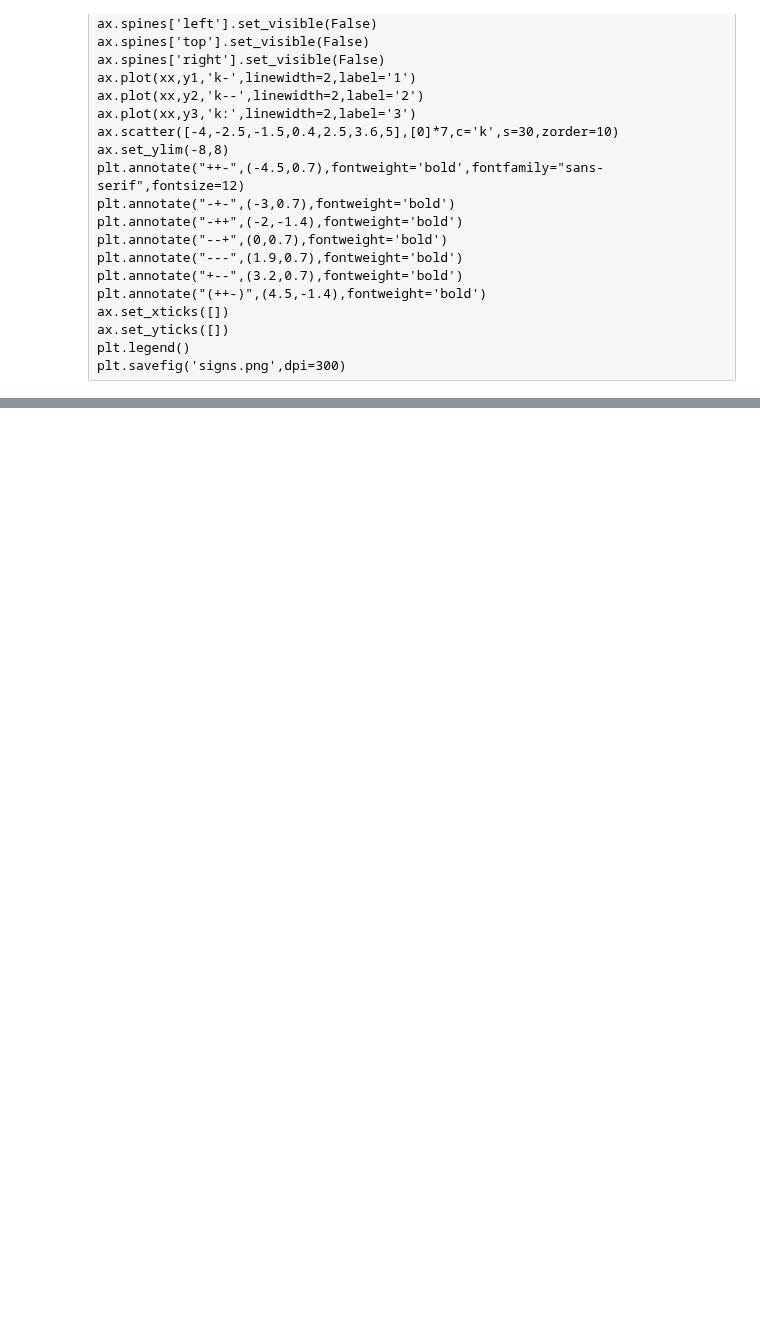
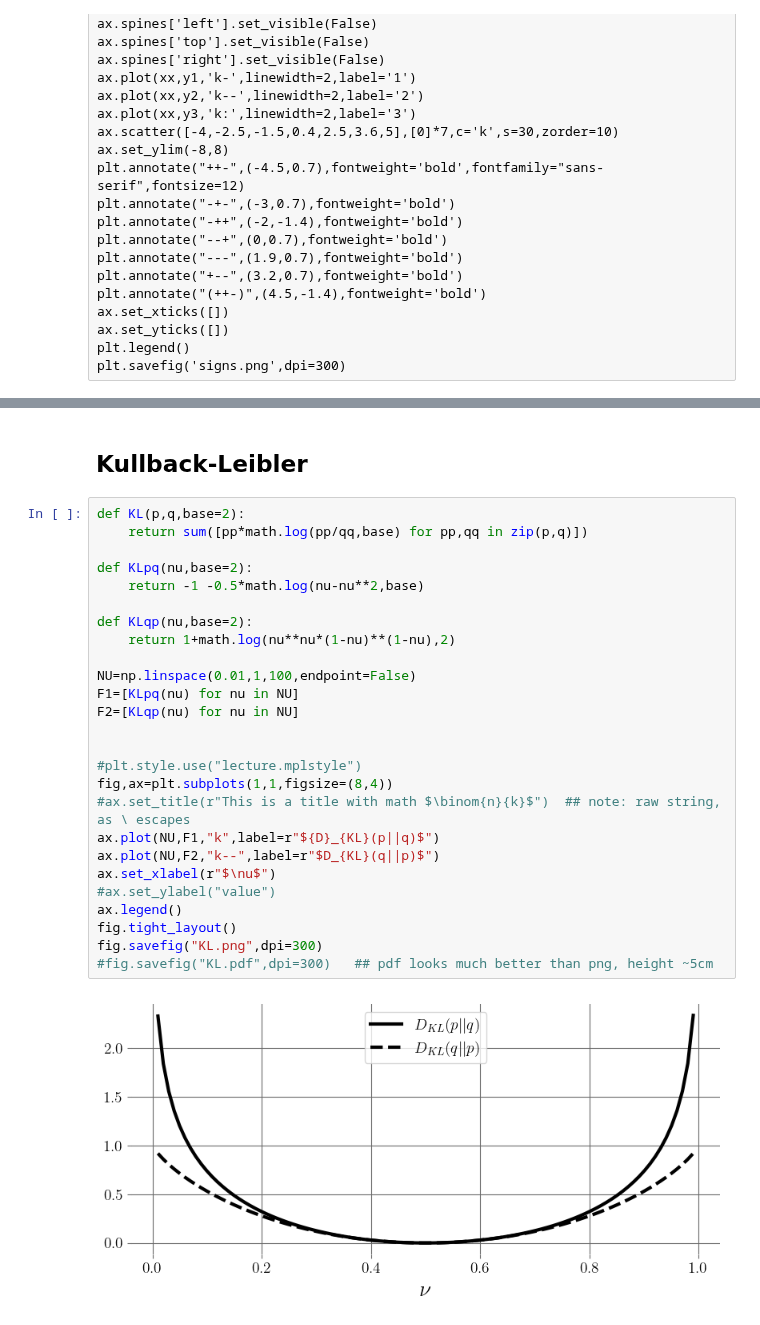
Before and after one commit to henningbruhn/math_of_ml_course, a Jupyter notebook: pics_in_notes/function_plots.ipynb, the cells around one changed output, grey strips where cells are left out. Drawn from its saved outputs; the diff is of its cells as text; blank space fills up the shorter version.

```diff
--- a/pics_in_notes/function_plots.ipynb
+++ b/pics_in_notes/function_plots.ipynb
@@ -204,0 +266,30 @@ plt.savefig('signs.png',dpi=300)
+# %% [markdown]
+## Kullback-Leibler
+# %%
+def KL(p,q,base=2):
+    return sum([pp*math.log(pp/qq,base) for pp,qq in zip(p,q)])
+
+def KLpq(nu,base=2):
+    return -1 -0.5*math.log(nu-nu**2,base)
+
+def KLqp(nu,base=2):
+    return 1+math.log(nu**nu*(1-nu)**(1-nu),2)
+
+NU=np.linspace(0.01,1,100,endpoint=False)
+F1=[KLpq(nu) for nu in NU]
+F2=[KLqp(nu) for nu in NU]
+
+
+#plt.style.use("lecture.mplstyle")
+fig,ax=plt.subplots(1,1,figsize=(8,4))
+#ax.set_title(r"This is a title with math $\binom{n}{k}$")  ## note: raw string, as \ escapes
+ax.plot(NU,F1,"k",label=r"${D}_{KL}(p||q)$")
+ax.plot(NU,F2,"k--",label=r"$D_{KL}(q||p)$")
+ax.set_xlabel(r"$\nu$")
+#ax.set_ylabel("value")
+ax.legend()
+fig.tight_layout()
+fig.savefig("KL.png",dpi=300)
+#fig.savefig("KL.pdf",dpi=300)   ## pdf looks much better than png, height ~5cm
+# %% [output]
+[figure, added]
```
Also changed, not shown: parts of 11 cells of this notebook, 14 other files.
